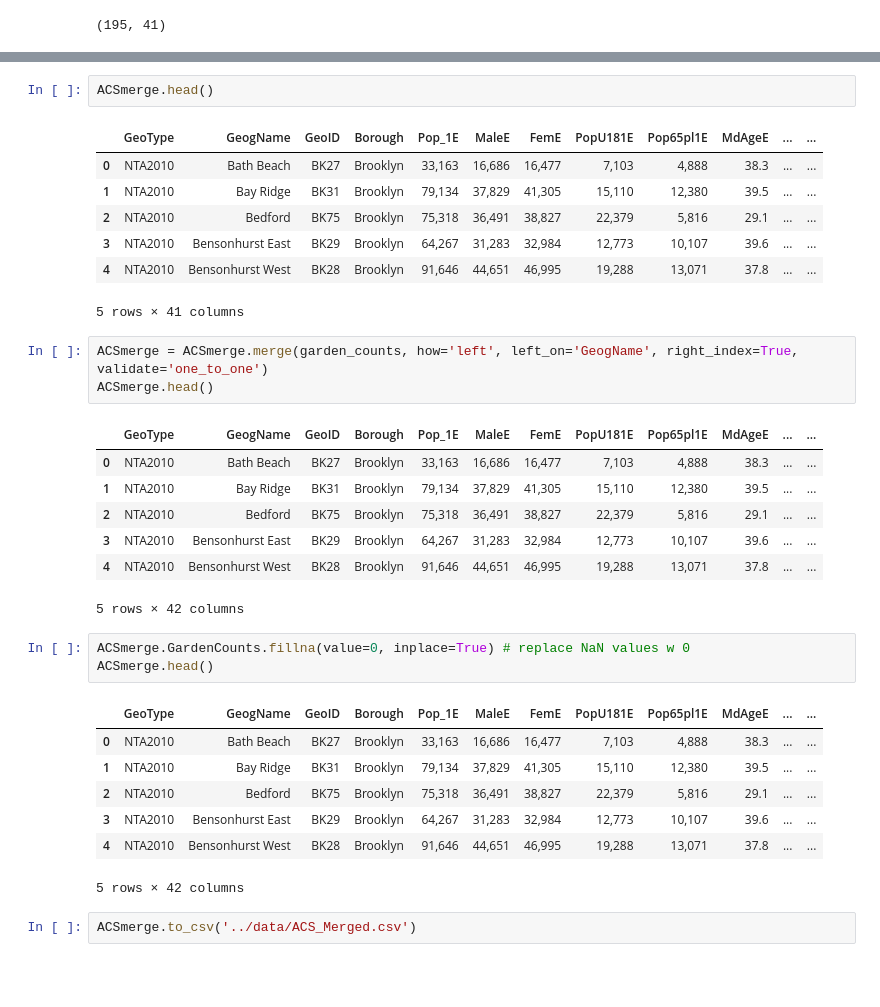
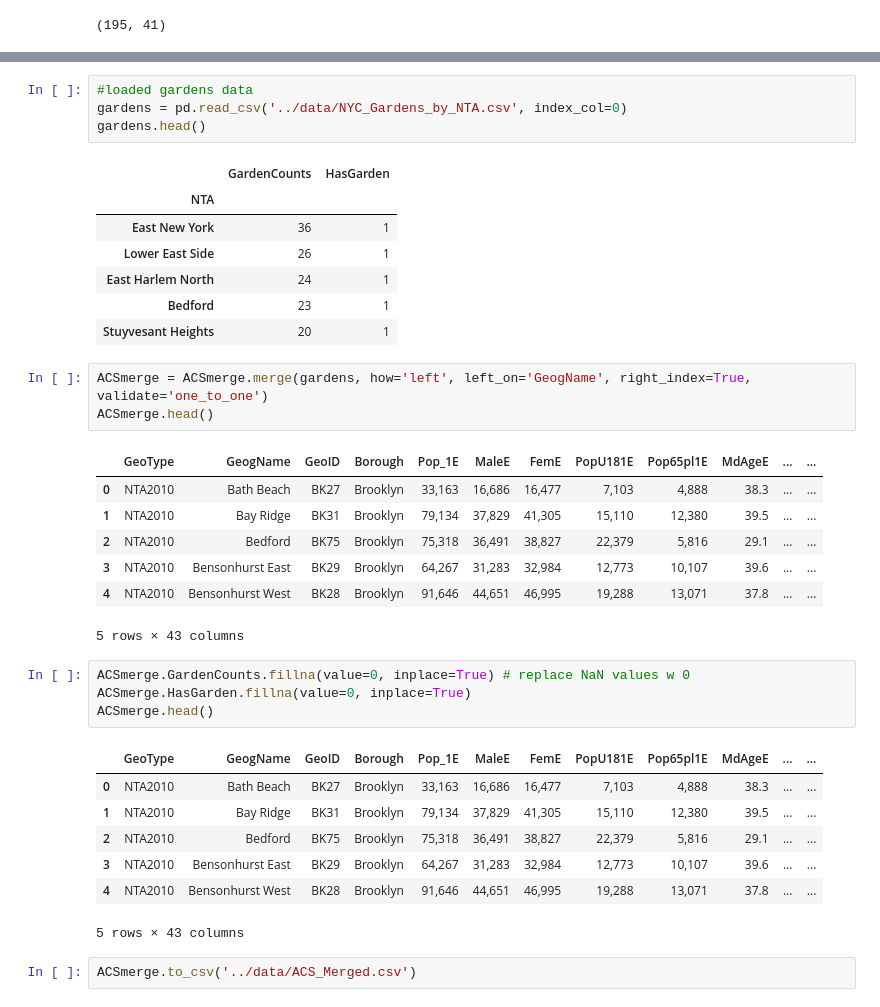
Before and after one commit to leonaisabelle/CUSP-ADS-Project, a Jupyter notebook: preprocessing_notebooks/ACS_5year_Merge_Community_Gardens.ipynb, the cells around one changed output, grey strips where cells are left out. Saved outputs shown, nothing was run; the diff lists cells and outputs as text; blank space fills up the shorter version.

Commit message:
Merge new gardens info with ACS

```diff
--- a/preprocessing_notebooks/ACS_5year_Merge_Community_Gardens.ipynb
+++ b/preprocessing_notebooks/ACS_5year_Merge_Community_Gardens.ipynb
@@ -258,15 +140,17 @@ garden_counts.head()
-# %%
-ACSmerge.head()
-# %% [output]
-|  | GeoType | GeogName | GeoID | Borough | Pop_1E | MaleE | FemE | PopU181E | Pop65pl1E | MdAgeE | ... | ... |
-| 0 | NTA2010 | Bath Beach | BK27 | Brooklyn | 33,163 | 16,686 | 16,477 | 7,103 | 4,888 | 38.3 | ... | ... |
-| 1 | NTA2010 | Bay Ridge | BK31 | Brooklyn | 79,134 | 37,829 | 41,305 | 15,110 | 12,380 | 39.5 | ... | ... |
-| 2 | NTA2010 | Bedford | BK75 | Brooklyn | 75,318 | 36,491 | 38,827 | 22,379 | 5,816 | 29.1 | ... | ... |
-| 3 | NTA2010 | Bensonhurst East | BK29 | Brooklyn | 64,267 | 31,283 | 32,984 | 12,773 | 10,107 | 39.6 | ... | ... |
-| 4 | NTA2010 | Bensonhurst West | BK28 | Brooklyn | 91,646 | 44,651 | 46,995 | 19,288 | 13,071 | 37.8 | ... | ... |
-5 rows × 41 columns
+# %%
+#loaded gardens data
+gardens = pd.read_csv('../data/NYC_Gardens_by_NTA.csv', index_col=0)
+gardens.head()
+# %% [output]
+|  | GardenCounts | HasGarden |
+| NTA |  |  |
+| East New York | 36 | 1 |
+| Lower East Side | 26 | 1 |
+| East Harlem North | 24 | 1 |
+| Bedford | 23 | 1 |
+| Stuyvesant Heights | 20 | 1 |
 # %%
-ACSmerge = ACSmerge.merge(garden_counts, how='left', left_on='GeogName', right_index=True, validate='one_to_one')
+ACSmerge = ACSmerge.merge(gardens, how='left', left_on='GeogName', right_index=True, validate='one_to_one')
 ACSmerge.head()
 # %% [output]
 |  | GeoType | GeogName | GeoID | Borough | Pop_1E | MaleE | FemE | PopU181E | Pop65pl1E | MdAgeE | ... | ... |
@@ -275,9 +159,10 @@ ACSmerge.head()
 | 2 | NTA2010 | Bedford | BK75 | Brooklyn | 75,318 | 36,491 | 38,827 | 22,379 | 5,816 | 29.1 | ... | ... |
 | 3 | NTA2010 | Bensonhurst East | BK29 | Brooklyn | 64,267 | 31,283 | 32,984 | 12,773 | 10,107 | 39.6 | ... | ... |
 | 4 | NTA2010 | Bensonhurst West | BK28 | Brooklyn | 91,646 | 44,651 | 46,995 | 19,288 | 13,071 | 37.8 | ... | ... |
-5 rows × 42 columns
+5 rows × 43 columns
 # %%
 ACSmerge.GardenCounts.fillna(value=0, inplace=True) # replace NaN values w 0
+ACSmerge.HasGarden.fillna(value=0, inplace=True)
 ACSmerge.head()
 # %% [output]
 |  | GeoType | GeogName | GeoID | Borough | Pop_1E | MaleE | FemE | PopU181E | Pop65pl1E | MdAgeE | ... | ... |
@@ -286,6 +171,6 @@ ACSmerge.head()
 | 2 | NTA2010 | Bedford | BK75 | Brooklyn | 75,318 | 36,491 | 38,827 | 22,379 | 5,816 | 29.1 | ... | ... |
 | 3 | NTA2010 | Bensonhurst East | BK29 | Brooklyn | 64,267 | 31,283 | 32,984 | 12,773 | 10,107 | 39.6 | ... | ... |
 | 4 | NTA2010 | Bensonhurst West | BK28 | Brooklyn | 91,646 | 44,651 | 46,995 | 19,288 | 13,071 | 37.8 | ... | ... |
-5 rows × 42 columns
+5 rows × 43 columns
 # %%
 ACSmerge.to_csv('../data/ACS_Merged.csv')
```
Also changed, not shown: parts of 13 cells of this notebook, 1 other file.
